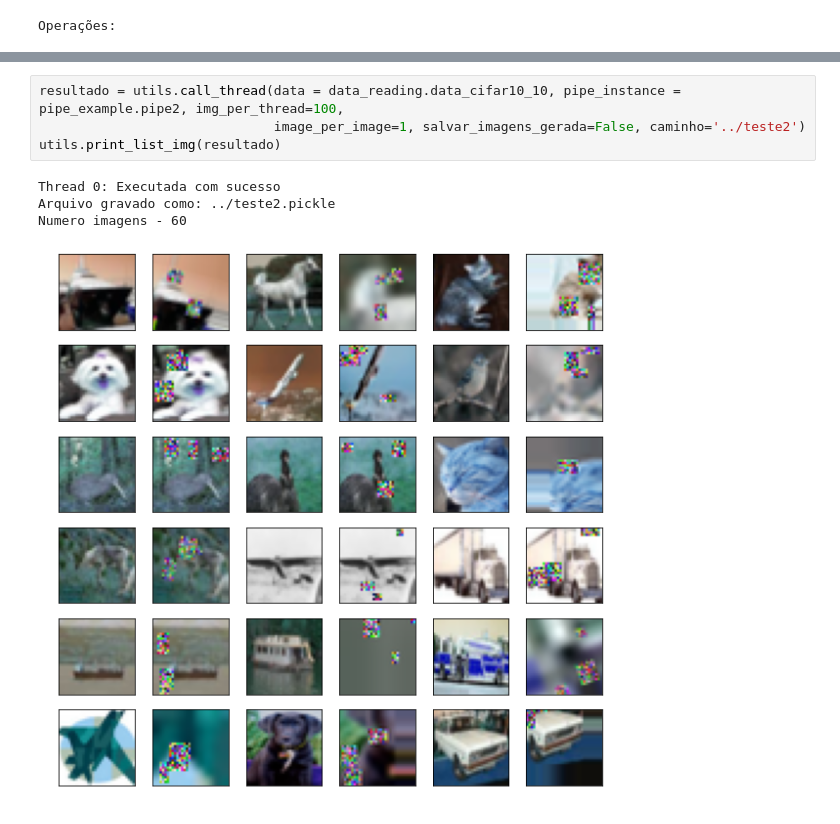
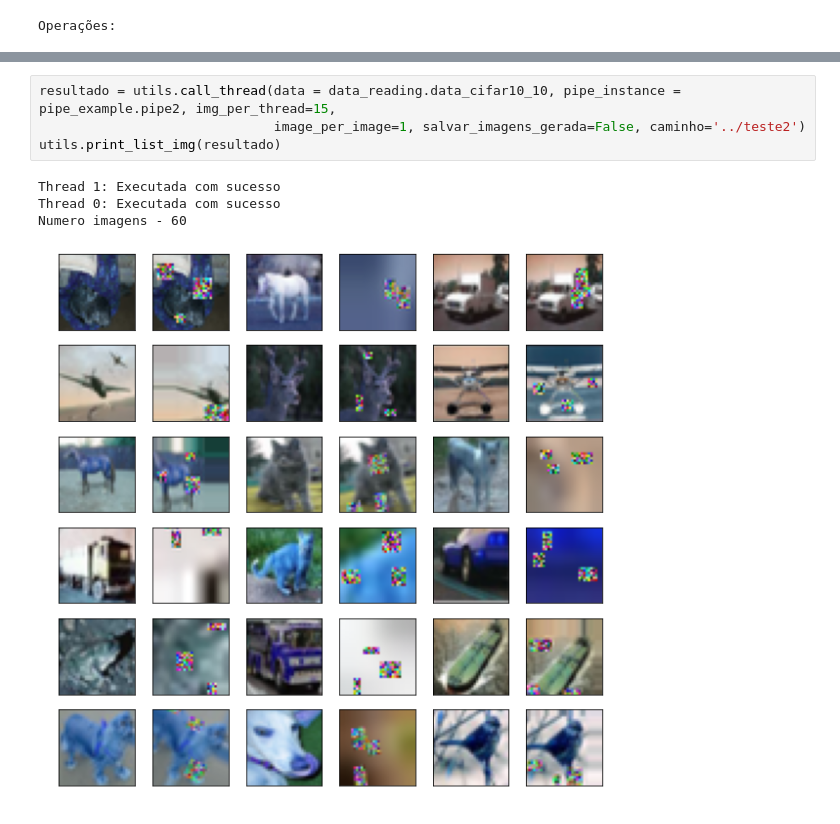
Before and after one commit to Birunda3000/Image-Augmentation, a Jupyter notebook: Exemplo_thread.ipynb, the cells around one changed output, grey strips where cells are left out. Saved outputs shown, nothing was run; the diff lists cells and outputs as text.

```diff
--- a/Exemplo_thread.ipynb
+++ b/Exemplo_thread.ipynb
@@ -30,9 +30,9 @@ Numero imagens - 30
 # %%
-resultado = utils.call_thread(data = data_reading.data_cifar10_10, pipe_instance = pipe_example.pipe2, img_per_thread=100,
+resultado = utils.call_thread(data = data_reading.data_cifar10_10, pipe_instance = pipe_example.pipe2, img_per_thread=15,
                               image_per_image=1, salvar_imagens_gerada=False, caminho='../teste2')
 utils.print_list_img(resultado)
 # %% [output]
+Thread 1: Executada com sucesso
 Thread 0: Executada com sucesso
-Arquivo gravado como: ../teste2.pickle
 Numero imagens - 60
-[figure, old version]
+[figure, new version]
```
Also changed, not shown: parts of 4 cells of this notebook, 1 other file.
